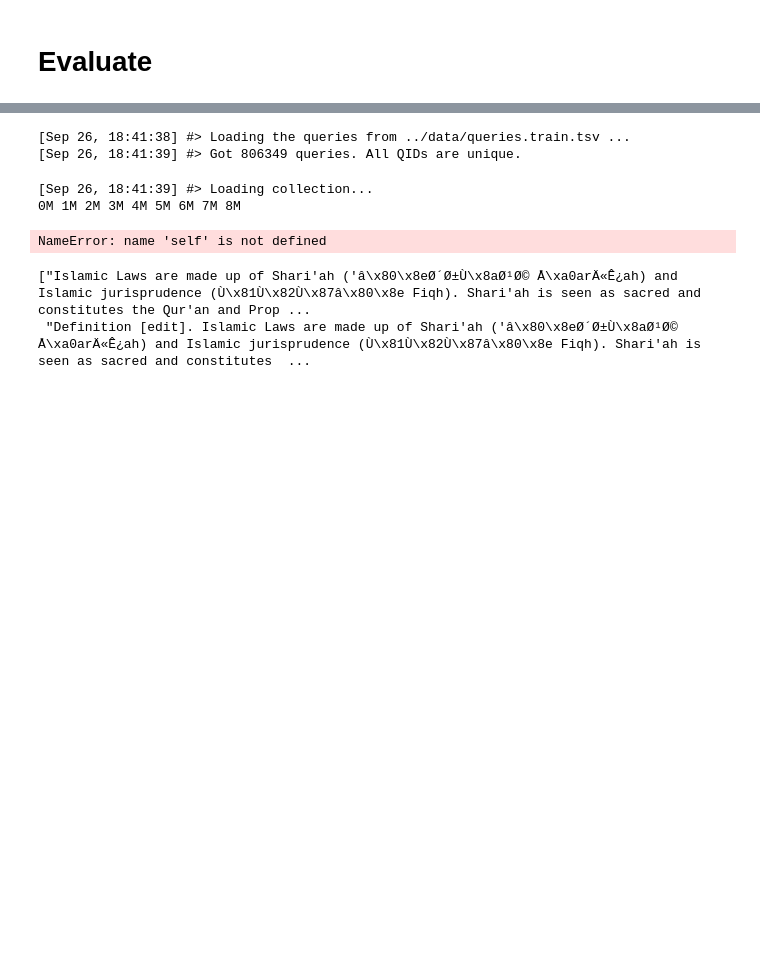
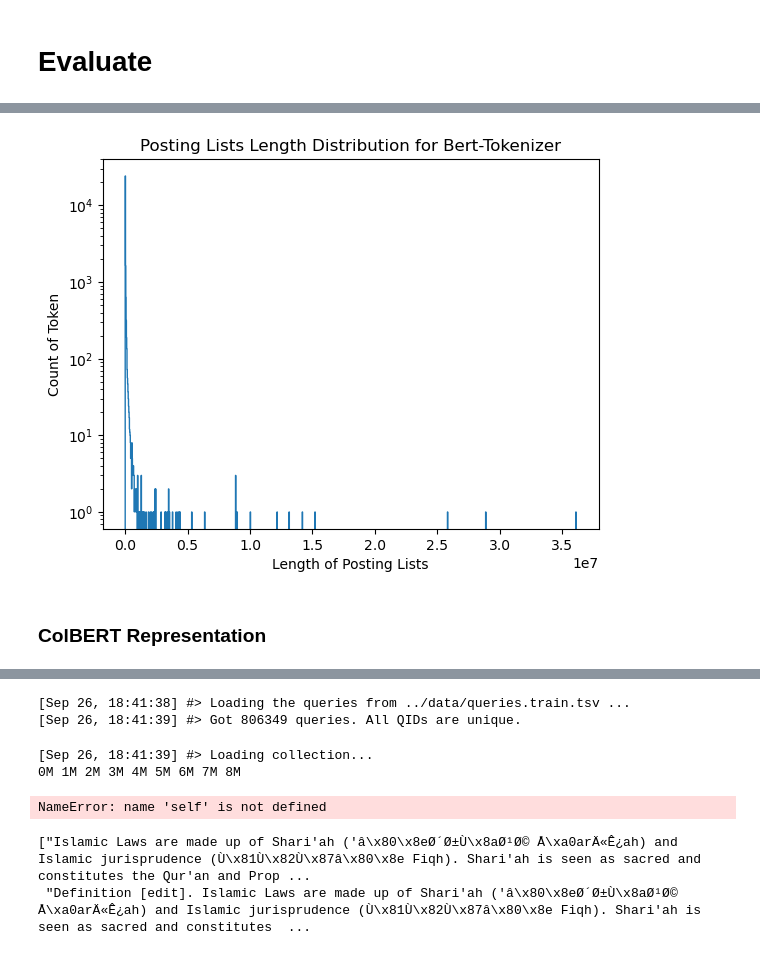
Before and after one commit to Ngo-Kevin/splade-colBERT, a Jupyter notebook: ColBERT/retraining_attempt.ipynb, the cells around one changed output, grey strips where cells are left out. Cells and saved outputs as stored; diff of their text form; code cells hidden in the pictures; blank space fills up the shorter version.

```diff
--- a/ColBERT/retraining_attempt.ipynb
+++ b/ColBERT/retraining_attempt.ipynb
@@ -316,0 +758,9 @@ AssertionError
+# %%
+plt.title(r'Posting Lists Length Distribution for Bert-Tokenizer')
+plt.xlabel('Length of Posting Lists')
+plt.ylabel('Count of Token')
+plt.hist(count_ii.values(), bins=1500, histtype='step', log=True);
+# %% [output]
+[figure, added]
+# %% [markdown]
+### ColBERT Representation
```
Also changed, not shown: parts of 120 cells of this notebook, 26 other files.
